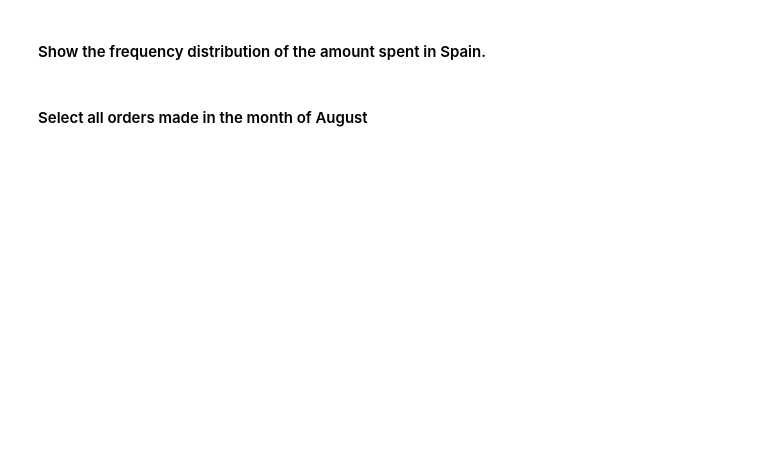
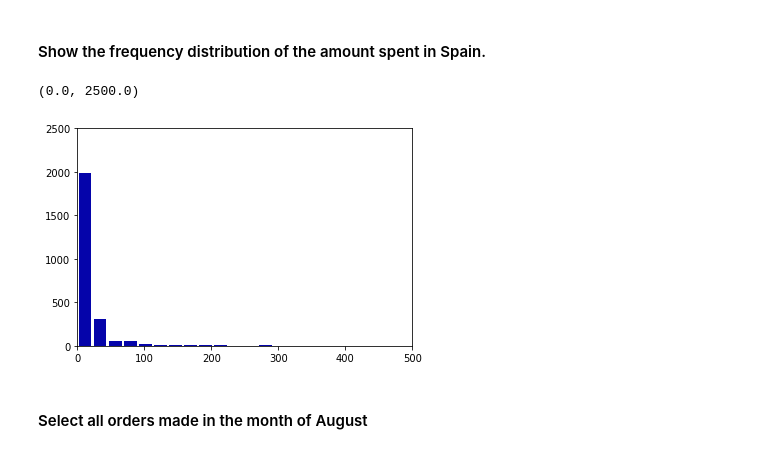
Before and after one commit to AnaAGG/lab-subsetting-and-descriptive-stats, a Jupyter notebook: your-code/main.ipynb, the cells around one changed output. Saved outputs shown, nothing was run; the diff lists cells and outputs as text; code cells hidden in the pictures; blank space fills up the shorter version.

```diff
--- a/your-code/main.ipynb
+++ b/your-code/main.ipynb
@@ -520,3 +600,13 @@ a traves de la descripcion
+# %%
+# your answer here
+## I reuse the dataframe that I generated in exercise 4.0.0.5 that was called Spain and that contained all the orders that have been made in Spain
+plt.hist(x=spain.amount_spent, bins=60, color='#0504aa', rwidth=0.85)
+
+plt.xlim(0, 500)
+plt.ylim(0, 2500)
+# %% [output]
+(0.0, 2500.0)
+[figure, added]
 # %% [markdown]
 #### Select all orders made in the month of August
 # %%
```
Also changed, not shown: parts of 41 cells of this notebook.
